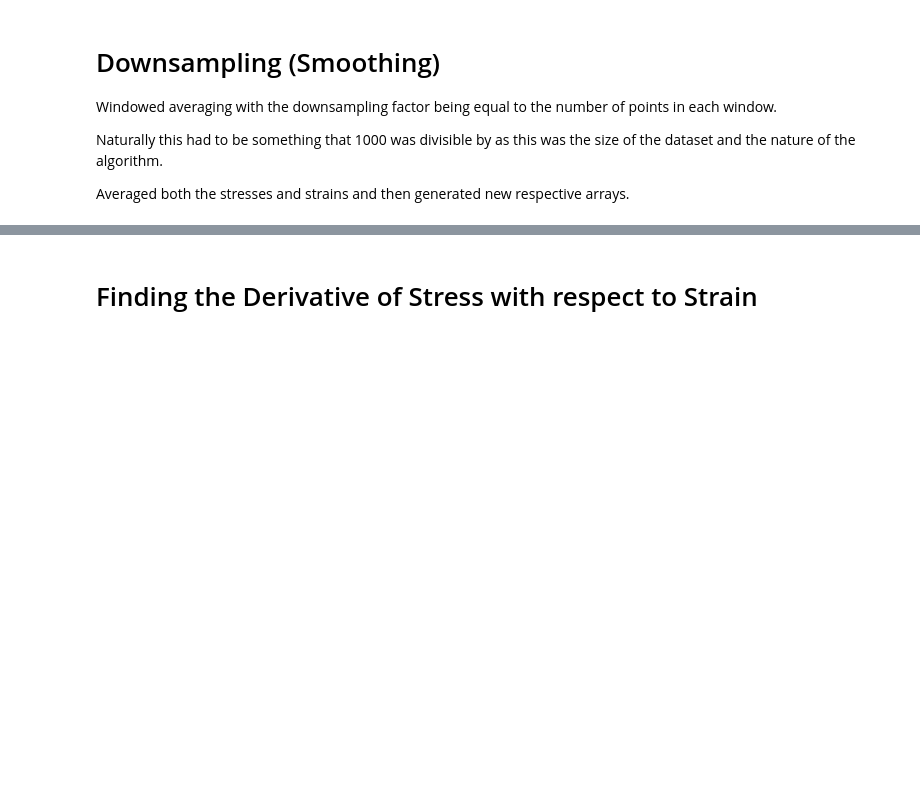
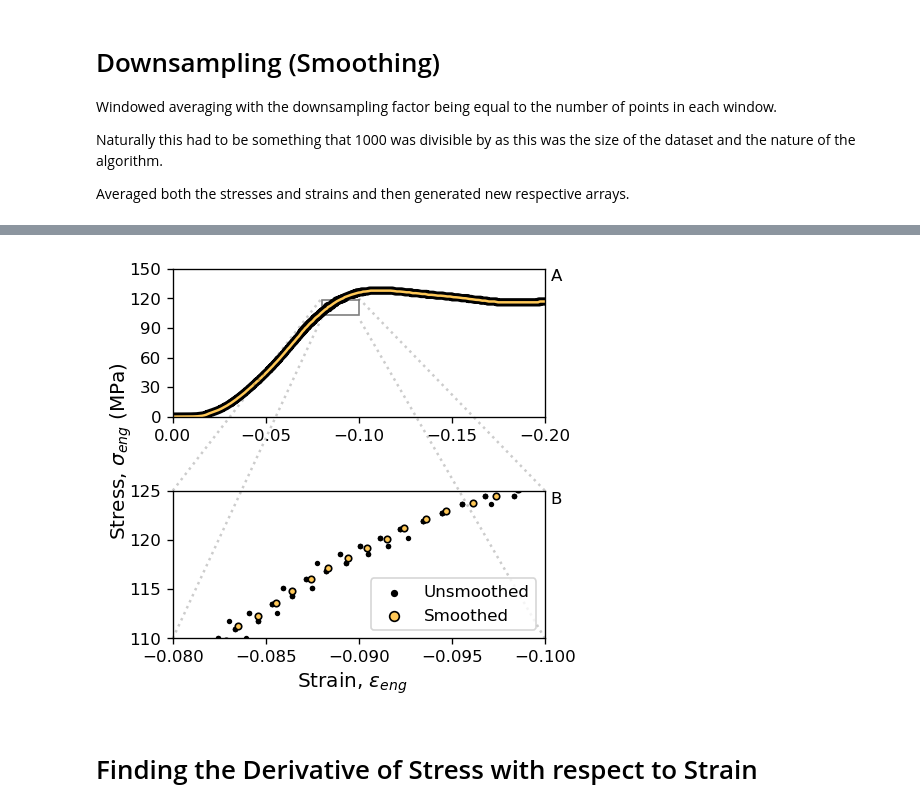
Before and after one commit to ThomasDodd97/UoC_Paper2, a Jupyter notebook: Sandbox/CSTMethods/B_Smoothing.ipynb, the cells around one changed output, grey strips where cells are left out. Cells and saved outputs as stored; diff of their text form; code cells hidden in the pictures; blank space fills up the shorter version.

```diff
--- a/Sandbox/CSTMethods/B_Smoothing.ipynb
+++ b/Sandbox/CSTMethods/B_Smoothing.ipynb
@@ -114,3 +116,37 @@ plt.legend()
+# %%
+fig, axs = plt.subplots(2,figsize=(4, 4), dpi=120)
+
+fig.supxlabel(t=r"Strain, $\epsilon_{eng}$",x=0.5,y=-0.01)
+fig.supylabel(t=r"Stress, $\sigma_{eng}$ (MPa)",x=-0.01,y=0.5)
+
+plt.subplots_adjust(hspace=0.5)
+
+axs[0].invert_xaxis()
+axs[0].plot(OriginalStrain_arr,OriginalStress_arr,color="black",label="Original",linewidth=5)
+axs[0].plot(DownsampledStrain_arr,DownsampledStress_arr,color="#ffc857",label="Downsampled")
+axs[0].set_ylim(0,150)
+axs[0].set_xlim(0,-0.2)
+axs[0].set_yticks(np.linspace(0,150,6))
+axs[0].text(s="A",x=-0.203,y=138)
+axs[0].add_patch(mpatches.Rectangle(xy=(-0.1,103),width=0.02,height=15,ec="black",fc="White",alpha=0.5))
+# axs[0].legend(loc="upper left")
+
+axs[1].scatter(OriginalStrain_arr,OriginalStress_arr,s=5,color="black",label="Unsmoothed")
+axs[1].scatter(DownsampledStrain_arr,DownsampledStress_arr,s=15,color="#ffc857",edgecolors="black",label="Smoothed")
+axs[1].invert_xaxis()
+axs[1].set_ylim(110,125)
+axs[1].set_xlim(-0.08,-0.10)
+axs[1].set_xticks(np.linspace(-0.08,-0.10,5))
+axs[1].text(s="B",x=-0.1003,y=123.7)
+axs[1].legend(loc="lower right",markerscale=1.5)
+axs[1].plot([-0.08,-0.088],[110,142.5],clip_on=False,alpha=0.2,color="black",linestyle="dotted",zorder=-1)
+axs[1].plot([-0.08,-0.088],[125,144.5],clip_on=False,alpha=0.2,color="black",linestyle="dotted",zorder=-1)
+axs[1].plot([-0.1,-0.09],[110,142.5],clip_on=False,alpha=0.2,color="black",linestyle="dotted",zorder=-1)
+axs[1].plot([-0.1,-0.09],[125,144.5],clip_on=False,alpha=0.2,color="black",linestyle="dotted",zorder=-1)
+
+plt.savefig("AverageSmoothing.jpg", bbox_inches="tight", pad_inches=0.05, transparent=False)
+# %% [output]
+[figure, added]
 # %%
 OriginalGradients = np.gradient(OriginalStress_arr)/np.gradient(OriginalStrain_arr)
 DownsampledGradients = np.gradient(DownsampledStress_arr)/np.gradient(DownsampledStrain_arr)
```
Also changed, not shown: parts of 8 cells of this notebook, 14 other files.
